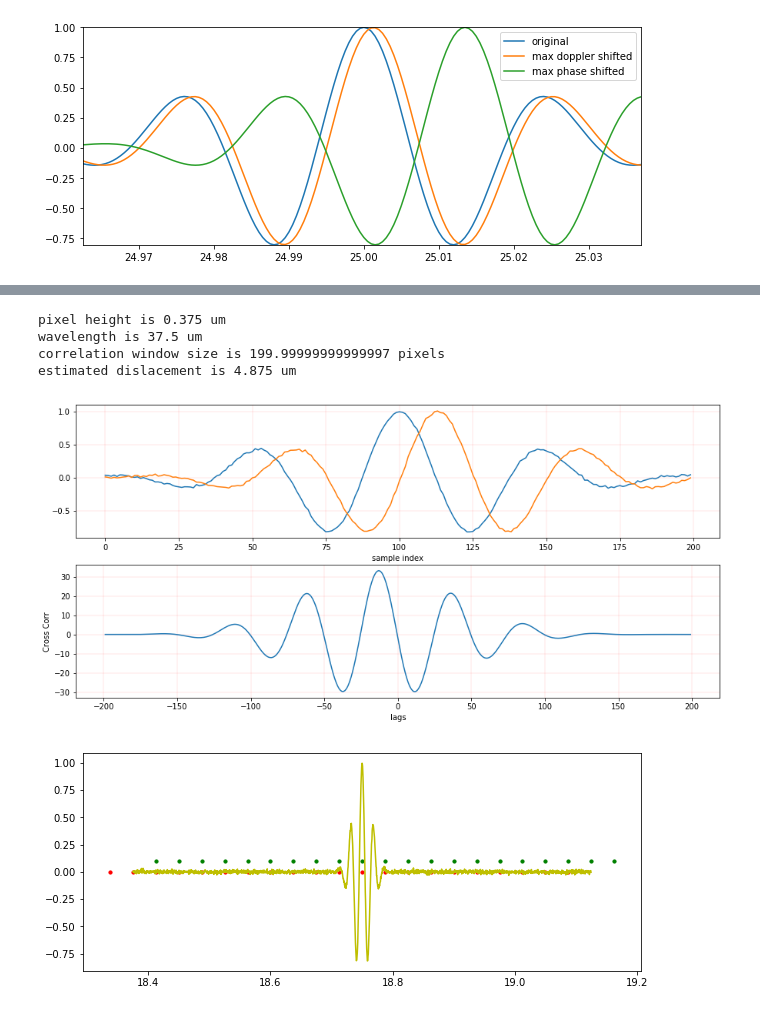
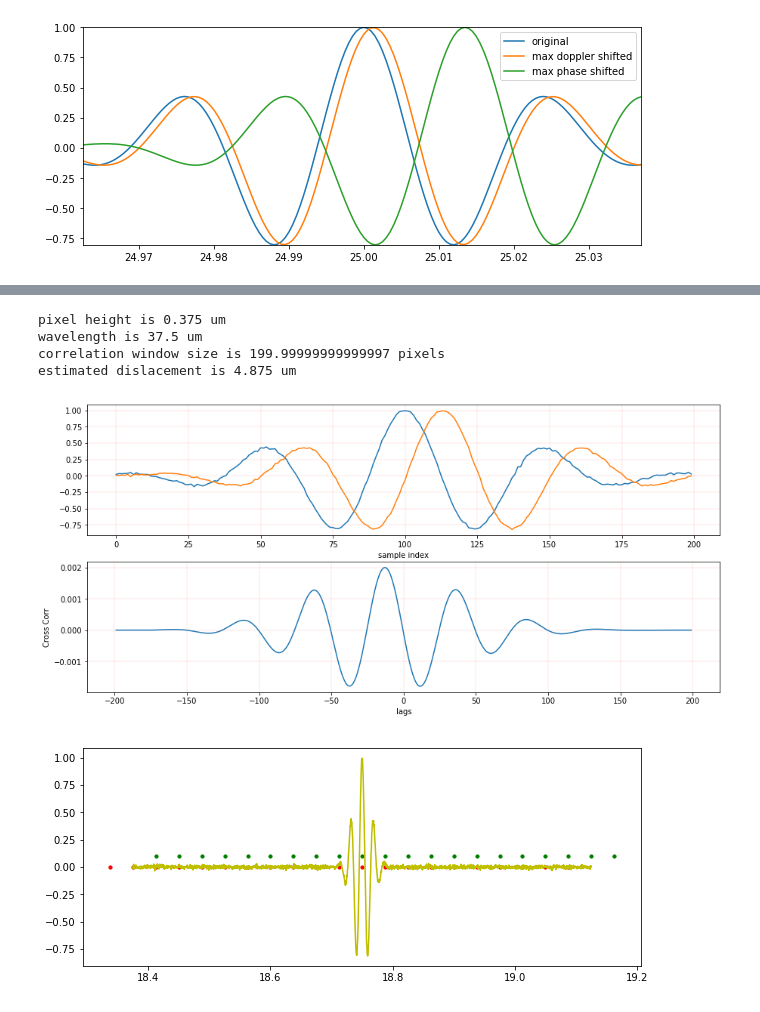
Before and after one commit to csheaff/disp-track-1d, a Jupyter notebook: disp_track_1d.ipynb, the cells around one changed output, grey strips where cells are left out. Saved outputs shown, nothing was run; the diff lists cells and outputs as text; code cells hidden in the pictures.

```diff
--- a/disp_track_1d.ipynb
+++ b/disp_track_1d.ipynb
@@ -279,35 +279,36 @@ reference_waveform = pulse_stack_noise[:, 0]  # first waveform
 # of the whole displacement period (4 ms/4 = 1 ms). remember, pulse stack as an added wavform
 # for reference, hence + 1
 tracking_waveform = pulse_stack_noise[:, int(n_pulses_per_displacement/4)+1]
 
 # get windows from waveforms that correspoond to the chosen window depth. specifically
 # get a window centered at the designated depth
 half_window_length  = round(window_length/2)
 window_indices = pulse_location + np.arange(-half_window_length, half_window_length)
 reference_window = reference_waveform[window_indices]
 tracking_window = tracking_waveform[window_indices]
 
 # now let's do corr-correlation of the two windows to estimate the displacement
-cross_corr = np.correlate(reference_window, tracking_window, 'full')
+cc_scale_factor = 1/(np.sqrt(np.std(reference_window)**2 * np.std(tracking_window)**2) * record_length)
+cross_corr = cc_scale_factor * np.correlate(reference_window, tracking_window, 'full')
 lags = np.arange(-(len(reference_window)-1), len(reference_window))
 lag_at_peak_cc = lags[np.argmax(cross_corr)]
 corr_coef = np.corrcoef(reference_window, tracking_window)[0, 1]
 displacement = lag_at_peak_cc*pixel_height
 max_displacement = -np.max(displacement)
 
 print('pixel height is {} um'.format(pixel_height*1e6))
 print('wavelength is {} um'.format(wavelength*1e6))
 print('correlation window size is {} pixels'.format(window_length))
 print('estimated dislacement is {} um'.format(max_displacement*1e6))
 
 fig5 = plot_cc(reference_window, tracking_window)
 fig5
 # %% [output]
 pixel height is 0.375 um
 wavelength is 37.5 um
 correlation window size is 199.99999999999997 pixels
 estimated dislacement is 4.875 um
-[figure, old version]
+[figure, new version]
 # %%
 # okay, now that we've estimated the displacement at a given time point, let's do it for all
 # timepoints in the dispalcement curve and try to reconstruct the curve. Further more, let's do it at
```
Also changed, not shown: parts of 3 cells of this notebook.
